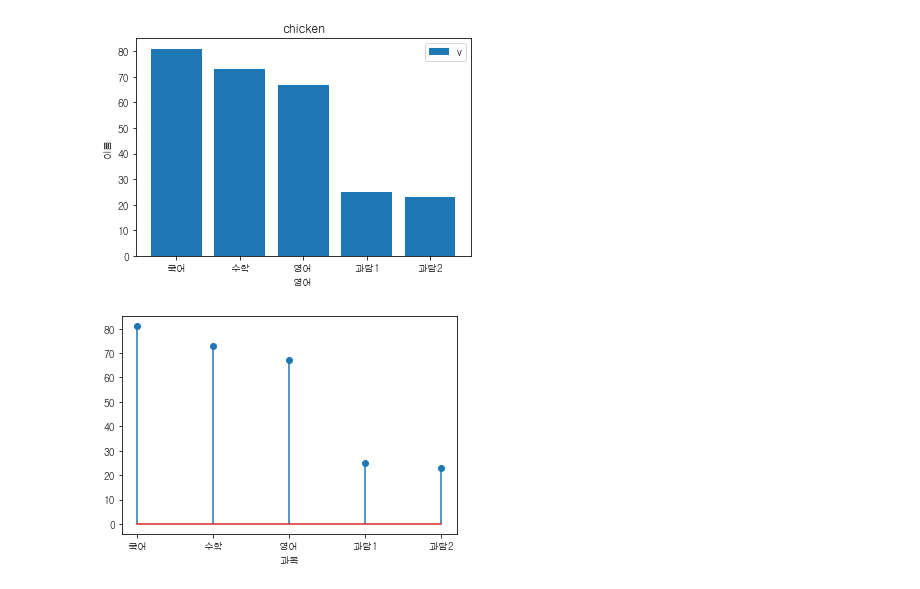
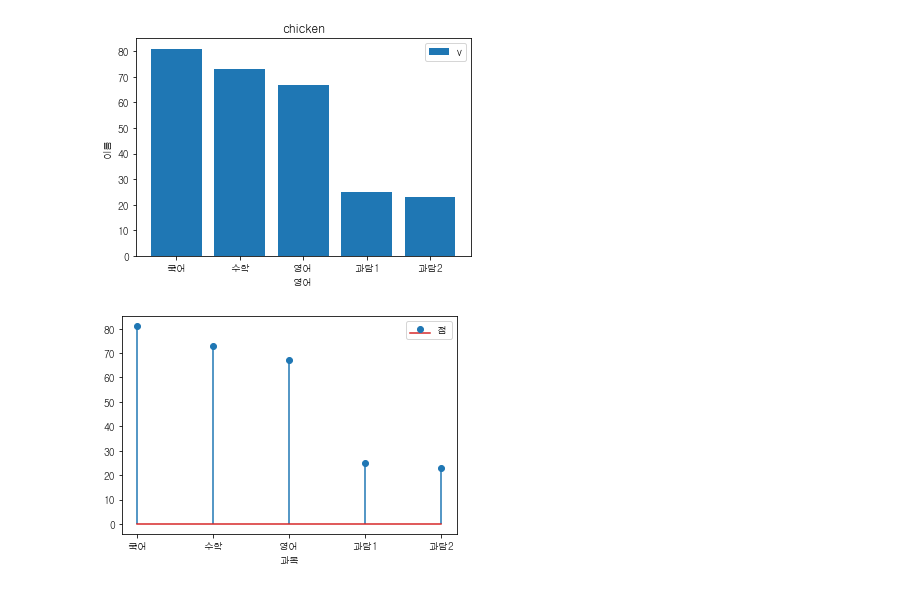
Before and after one commit to hdb4427/Python_303, a Jupyter notebook: 30318/numpy+pyplot.ipynb, the cells around one changed output. Drawn from its saved outputs; the diff is of its cells as text; code cells hidden in the pictures.

```diff
--- a/30318/numpy+pyplot.ipynb
+++ b/30318/numpy+pyplot.ipynb
@@ -219,10 +219,11 @@ plt.legend('value')
 # %%
 import matplotlib.pyplot as plt
 from matplotlib import rc
 rc('font',family='gulim')
 import numpy as np
 plt.xlabel('과목')
 plt.stem(a, b,use_line_collection=True)
+plt.legend('점수')
 plt.show()
 # %% [output]
-[figure, old version]
+[figure, new version]
```
